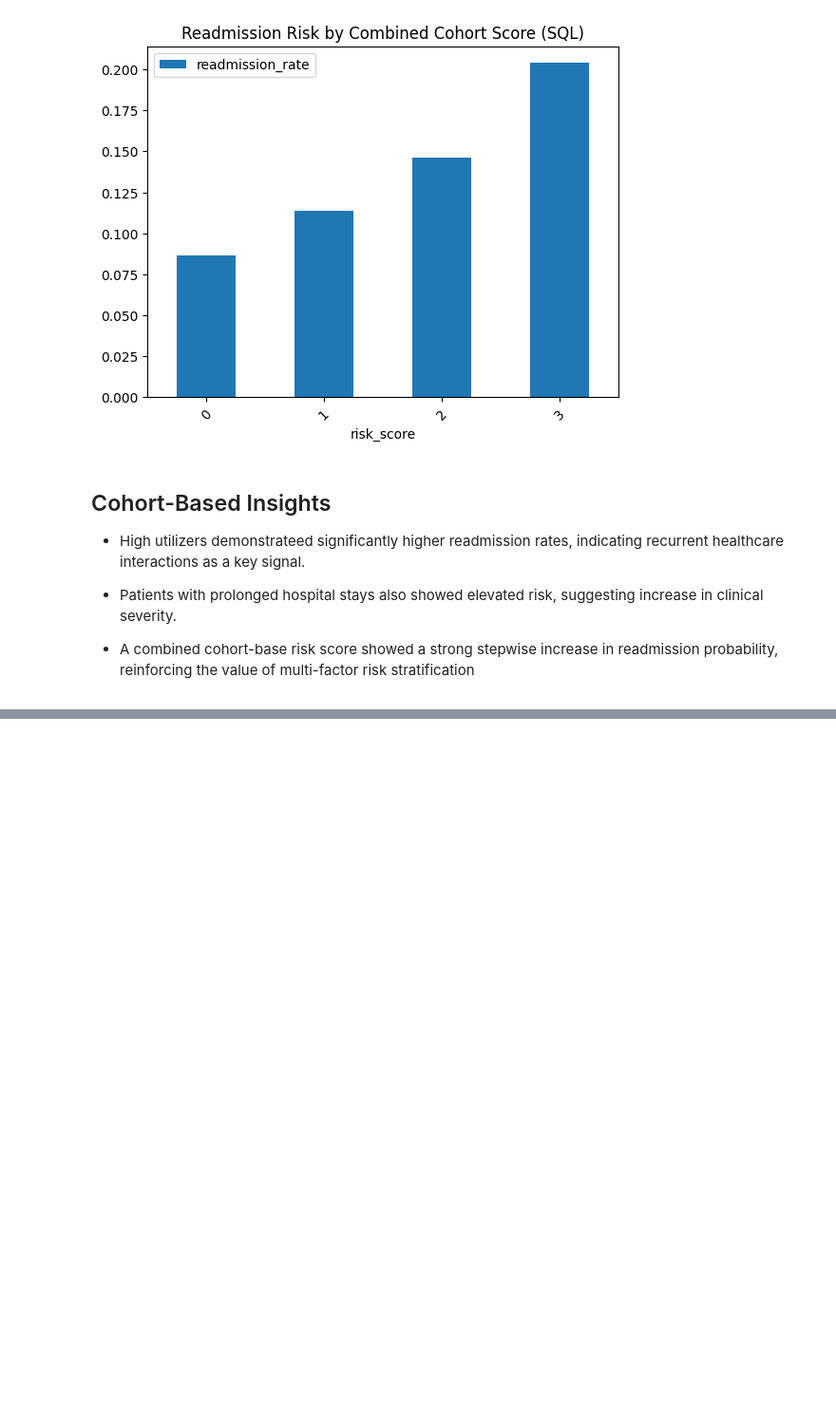
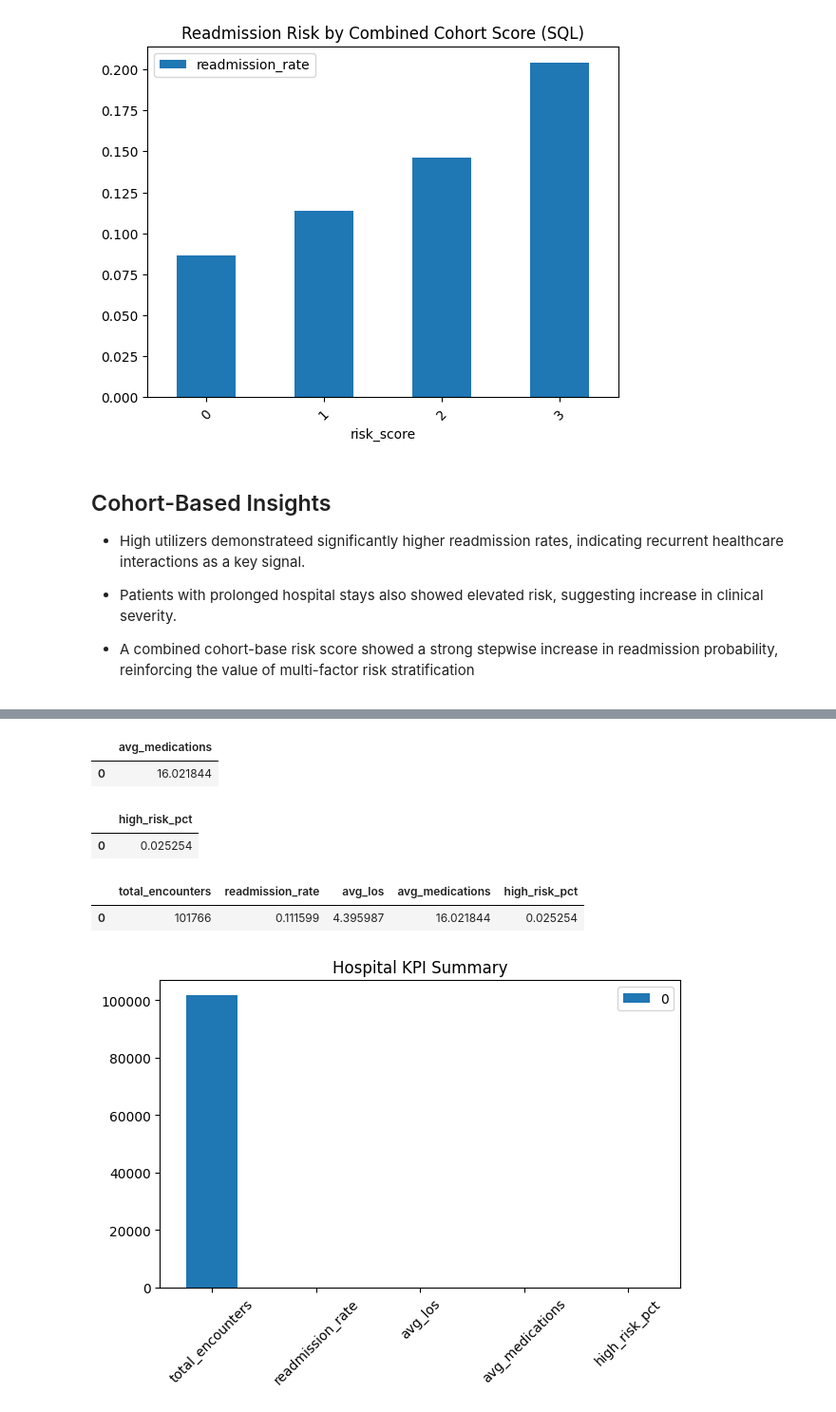
Before and after one commit to brakonsc/patient-readmission-risk-predictor, a Jupyter notebook: notebooks/02_sql_analysis.ipynb, the cells around one changed output, grey strips where cells are left out. Shown at 95% size. Saved outputs shown, nothing was run; the diff lists cells and outputs as text; code cells hidden in the pictures; blank space fills up the shorter version.

Commit message:
Built healthcare KPI dashboard queries and summary table

```diff
--- a/notebooks/02_sql_analysis.ipynb
+++ b/notebooks/02_sql_analysis.ipynb
@@ -476,3 +476,10 @@ plt.show()
 - Patients with prolonged hospital stays also showed elevated risk, suggesting increase in clinical severity.
 
 - A combined cohort-base risk score showed a strong stepwise increase in readmission probability, reinforcing the value of multi-factor risk stratification
+# %%
+#starting to develop a KPI dashboard Thinking and Executive Metrics
+
+import pandas as pd
+import sqlite3
+
+conn = sqlite3.connect('../hospital.db')
@@ -478,0 +503,73 @@ plt.show()
+# %%
+#Average Medication Burden
+
+pd.read_sql("""
+SELECT AVG(num_medications) as avg_medications
+FROM utilization;
+""", conn)
+# %% [output]
+|  | avg_medications |
+| 0 | 16.021844 |
+# %%
+#High Risk patient Percentage
+
+pd.read_sql("""
+SELECT
+AVG(
+    CASE
+        WHEN (
+            (u.number_outpatient + u.number_inpatient) >=3 AND
+            e.time_in_hospital >=7 AND
+            u.num_medications >= 15
+        ) THEN 1 ELSE 0
+    END
+) as high_risk_pct
+FROM encounters e
+JOIN utilization u ON e.encounter_id = u.encounter_id;
+""", conn)
+# %% [output]
+|  | high_risk_pct |
+| 0 | 0.025254 |
+# %%
+#Single KPI Table
+
+kpi_summary = pd.read_sql("""
+SELECT
+    COUNT(*) as total_encounters,
+
+    AVG(CASE WHEN e.readmitted = '<30' THEN 1 ELSE 0 END) as readmission_rate,
+
+    AVG(e.time_in_hospital) as avg_los,
+
+    AVG(u.num_medications) as avg_medications,
+
+    AVG(
+        CASE
+            WHEN (
+                (u.number_outpatient + u.number_inpatient) >= 3 AND
+                e.time_in_hospital >= 7 AND
+                u.num_medications >= 15
+            ) THEN 1 ELSE 0
+        END
+    ) as high_risk_pct
+
+FROM encounters e
+JOIN utilization u ON e.encounter_id = u.encounter_id;
+""", conn)
+
+kpi_summary
+# %% [output]
+|  | total_encounters | readmission_rate | avg_los | avg_medications | high_risk_pct |
+| 0 | 101766 | 0.111599 | 4.395987 | 16.021844 | 0.025254 |
+# %%
+# Turning KPI into a visual
+
+kpi_summary.T.plot(kind='bar')
+import matplotlib.pyplot as plt
+
+plt.title("Hospital KPI Summary")
+plt.xticks(rotation=45)
+plt.tight_layout()
+plt.show()
+# %% [output]
+[figure, added]
```
Also changed, not shown: parts of 5 cells of this notebook.
